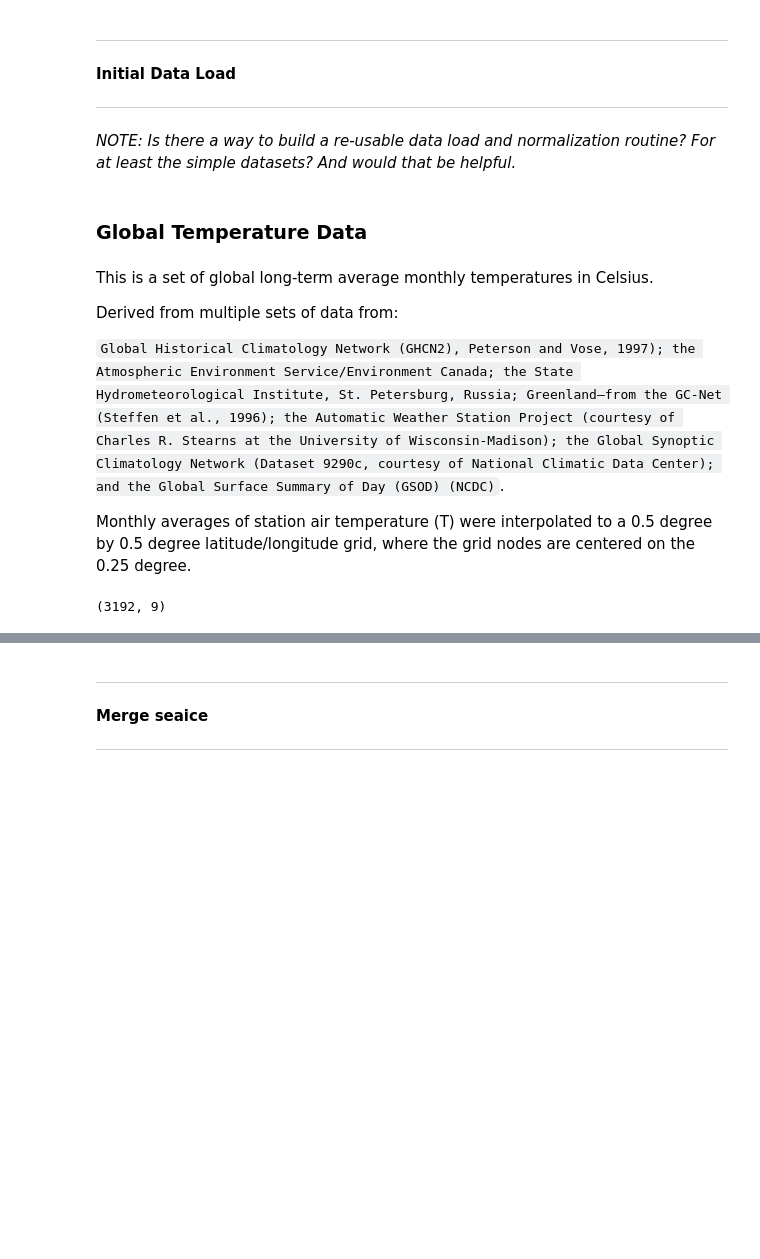
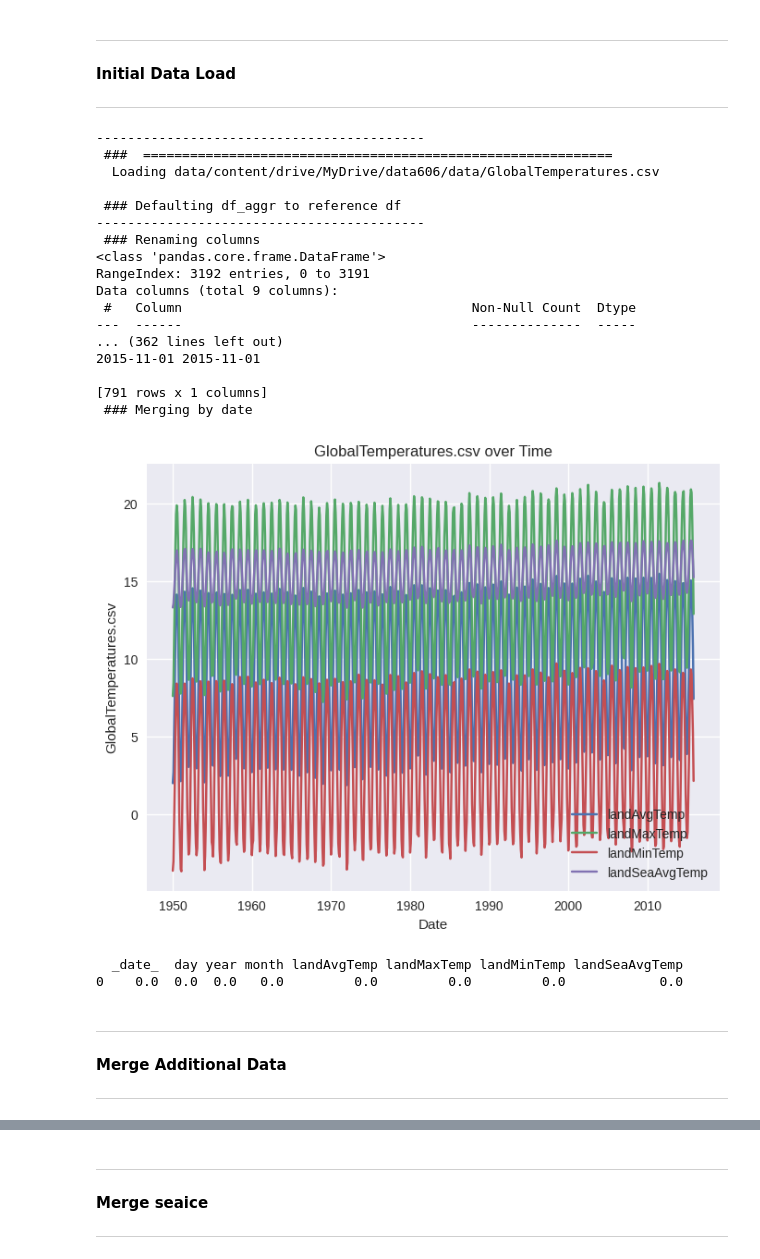
Before and after one commit to kentbutler/climate-data-model, a Jupyter notebook: src/TeamH_Project_Main.ipynb, the cells around one changed output, grey strips where cells are left out. Saved outputs shown, nothing was run; the diff lists cells and outputs as text; code cells hidden in the pictures; blank space fills up the shorter version.

Commit message:
checkpoint; all datasets loading through DatasetMerger; modeling; journaling; pre-CV

```diff
--- a/src/TeamH_Project_Main.ipynb
+++ b/src/TeamH_Project_Main.ipynb
@@ -37,7 +37,7 @@ import pandas as pd
 from datetime import datetime as dt
 import datetime
 # %%
-debug = True
+debug = False
 
 DRIVE_PATH = "/content/drive/MyDrive/data606"
 
@@ -50,6 +50,9 @@ DATA_ROOT = DRIVE_PATH + "/data/"
 # Model to use
 MODEL_NAME = "LSTMv2"
 
+# Journal file
+JOURNAL_LOG = SCRIPT_PATH + "cv-results.csv"
+
 # Number of samples to work with - will be split  into train/test
 SAMPLE_SIZE = 5000
 
@@ -59,7 +62,4 @@ run_on_device =  'cpu' # 'cuda'
 # Start including data from this date
 START_DATE =  pd.to_datetime(dt.fromisoformat('1950-01-01'))
 # Stop including data after this date
-END_DATE = pd.to_datetime(dt.fromisoformat('2022-12-31'))
-
-# Label to predict
-TARGET_LABEL = 'LandAndOceanAverageTemperature'
+END_DATE = pd.to_datetime(dt.fromisoformat('2015-12-01'))
@@ -115,5 +133,3 @@ plt.style.use('seaborn')
 **Initial Data Load**
 
 ---
-# %% [markdown]
-*NOTE:  Is there a way to build a re-usable data load and normalization routine? For at least the simple datasets? And would that be helpful.*
@@ -120,10 +139,38 @@ plt.style.use('seaborn')
+# %%
+# Declare a merger compatible with our source data and our target dataset we want to merge into
+merger = Dataset_Merger(data_path=DATA_ROOT, start_date=START_DATE, end_date=END_DATE, debug=True)
+# %%
+# Start by merging initial dataset
+df_merge = merger.merge_dataset('GlobalTemperatures.csv',
+                            {'LandAverageTemperature':'landAvgTemp',	'LandMaxTemperature':'landMaxTemp',	'LandMinTemperature':'landMinTemp',	'LandAndOceanAverageTemperature':'landSeaAvgTemp'},
+                                date_col='dt')
+# %% [output]
+------------------------------------------
+ ###  ============================================================
+  Loading data/content/drive/MyDrive/data606/data/GlobalTemperatures.csv
+
+ ### Defaulting df_aggr to reference df
+------------------------------------------
+ ### Renaming columns
+<class 'pandas.core.frame.DataFrame'>
+RangeIndex: 3192 entries, 0 to 3191
+Data columns (total 9 columns):
+ #   Column                                     Non-Null Count  Dtype
+---  ------                                     --------------  -----
+... (362 lines left out)
+2015-11-01 2015-11-01
+
+[791 rows x 1 columns]
+ ### Merging by date
+[figure, added]
+# %%
+print(assess_na(df_merge))
+# %% [output]
+  _date_  day year month landAvgTemp landMaxTemp landMinTemp landSeaAvgTemp
+0    0.0  0.0  0.0   0.0         0.0         0.0         0.0            0.0
 # %% [markdown]
-### Global Temperature Data
+---
+
+**Merge Additional Data**
+
+---
-# %% [markdown]
-This is a set of global long-term average monthly temperatures in Celsius.
-
-Derived from multiple sets of data from:
-
-`Global Historical Climatology Network (GHCN2), Peterson and Vose, 1997); the Atmospheric Environment Service/Environment Canada; the State Hydrometeorological Institute, St. Petersburg, Russia; Greenland—from the GC-Net (Steffen et al., 1996); the Automatic Weather Station Project (courtesy of Charles R. Stearns at the University of Wisconsin-Madison); the Global Synoptic Climatology Network (Dataset 9290c, courtesy of National Climatic Data Center); and the Global Surface Summary of Day (GSOD) (NCDC)`.
-
-Monthly averages of station air temperature (T) were interpolated to a 0.5 degree by 0.5 degree latitude/longitude grid, where the grid nodes are centered on the 0.25 degree.
@@ -132,4 +176,0 @@ df = pd.read_csv(DATA_ROOT + 'GlobalTemperatures.csv')
-# %%
-df.shape
-# %% [output]
-(3192, 9)
```
Also changed, not shown: parts of 68 cells of this notebook, 6 other files.
